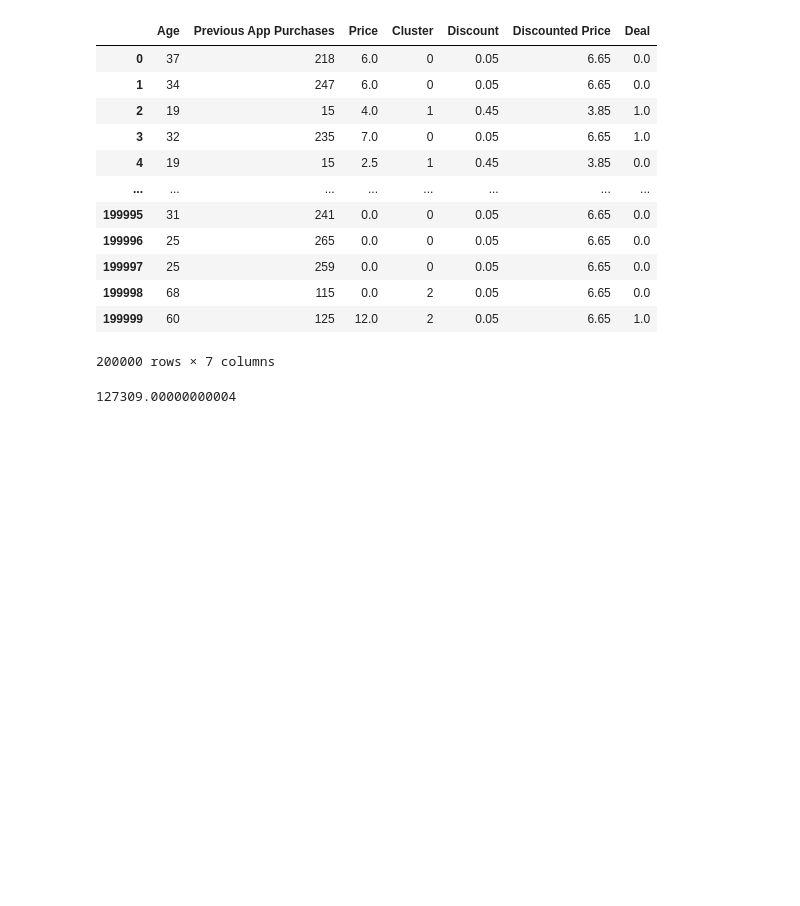
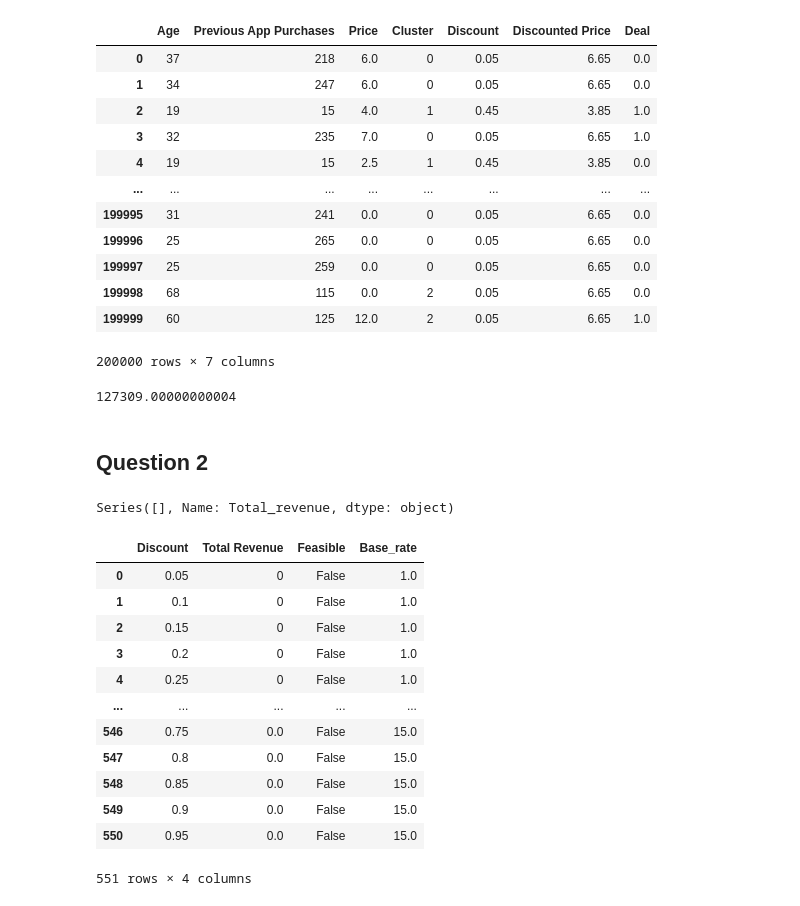
Before and after one commit to MiracleSkyHawk/RSM8423_GA4, a Jupyter notebook: RSM8423_GA4_Jesse_cluster-Copy2.ipynb, the cells around one changed output. Cells and saved outputs as stored; diff of their text form; code cells hidden in the pictures; blank space fills up the shorter version.

```diff
--- a/RSM8423_GA4_Jesse_cluster-Copy2.ipynb
+++ b/RSM8423_GA4_Jesse_cluster-Copy2.ipynb
@@ -235,7 +245,0 @@ num_participant
-# %%
-dfs = []
-for _ in range(int(num_participant/sample_size)):
-    dfs.append(cluster_df.copy())
-customer_df = pd.concat(dfs, ignore_index=True)
-del dfs
-customer_df
@@ -581,3 +573,12 @@ best_df
 best_df[best_df['Discounted Price'] <= best_df['Price']]['Discounted Price'].sum()
 # %% [output]
 127309.00000000004
+# %% [markdown]
+## Question 2
+# %%
+base = 6
+discount = 0.25
+log_df[(log_df['Base_rate']==base) & (log_df['Cluster_0_discount']==discount) & (log_df['Cluster_1_discount']==discount) & \
+               (log_df['Cluster_2_discount']==discount)]['Total_revenue']
+# %% [output]
+Series([], Name: Total_revenue, dtype: object)
@@ -583,0 +608,16 @@ best_df[best_df['Discounted Price'] <= best_df['Price']]['Discounted Price'].sum
+# %%
+q2_rev_df
+# %% [output]
+|  | Discount | Total Revenue | Feasible | Base_rate |
+| 0 | 0.05 | 0 | False | 1.0 |
+| 1 | 0.1 | 0 | False | 1.0 |
+| 2 | 0.15 | 0 | False | 1.0 |
+| 3 | 0.2 | 0 | False | 1.0 |
+| 4 | 0.25 | 0 | False | 1.0 |
+| ... | ... | ... | ... | ... |
+| 546 | 0.75 | 0.0 | False | 15.0 |
+| 547 | 0.8 | 0.0 | False | 15.0 |
+| 548 | 0.85 | 0.0 | False | 15.0 |
+| 549 | 0.9 | 0.0 | False | 15.0 |
+| 550 | 0.95 | 0.0 | False | 15.0 |
+551 rows × 4 columns
```
Also changed, not shown: parts of 8 cells of this notebook, 1 other file.
